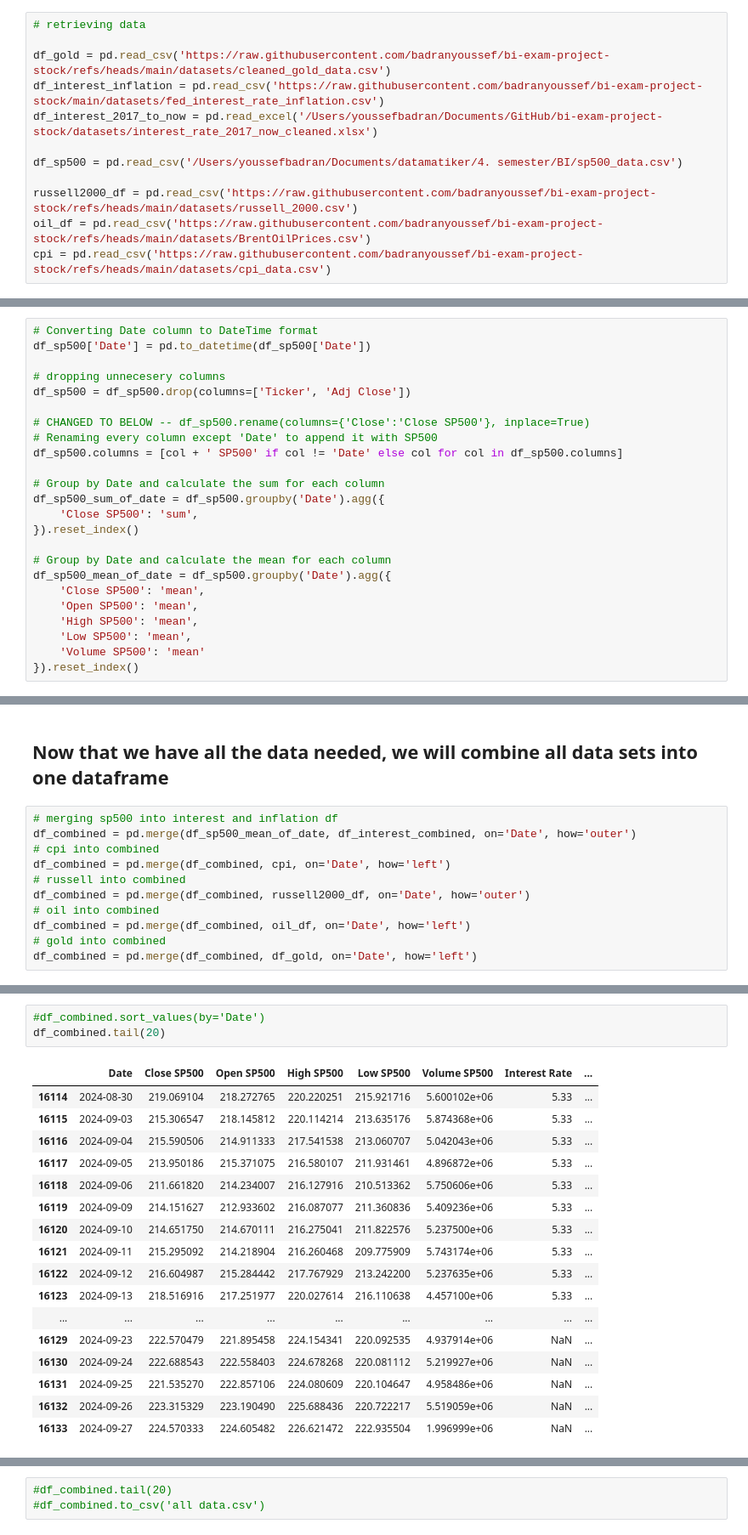
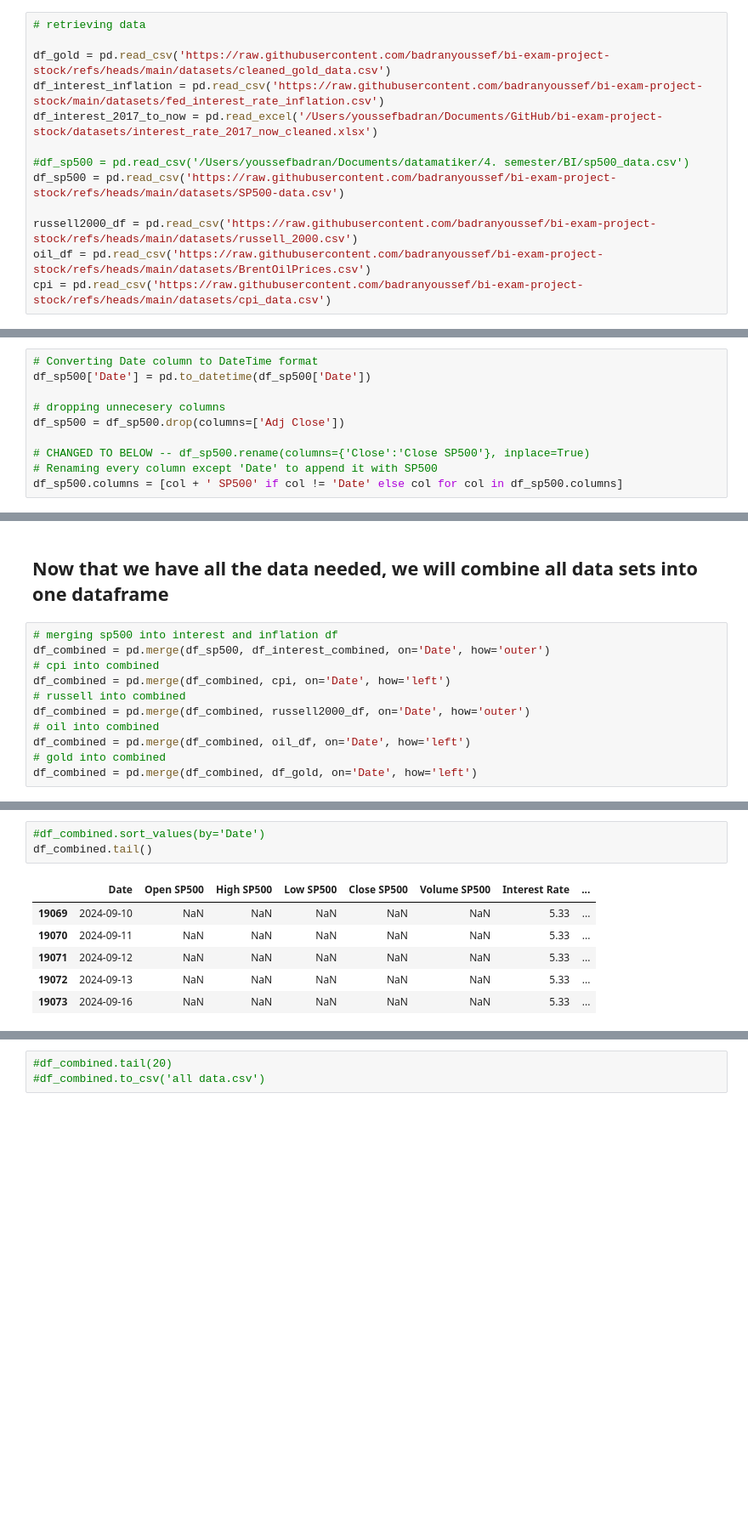
Before and after one commit to badranyoussef/bi-exam-project-stock, a Jupyter notebook: notebooks/data_collect_clean.ipynb, the cells around one changed output, grey strips where cells are left out. Shown at 85% size. Drawn from its saved outputs; the diff is of its cells as text; blank space fills up the shorter version.

```diff
--- a/notebooks/data_collect_clean.ipynb
+++ b/notebooks/data_collect_clean.ipynb
@@ -31,7 +31,8 @@ df_gold = pd.read_csv('https://raw.githubusercontent.com/badranyoussef/bi-exam-p
 df_interest_inflation = pd.read_csv('https://raw.githubusercontent.com/badranyoussef/bi-exam-project-stock/main/datasets/fed_interest_rate_inflation.csv')
 df_interest_2017_to_now = pd.read_excel('/Users/youssefbadran/Documents/GitHub/bi-exam-project-stock/datasets/interest_rate_2017_now_cleaned.xlsx')
 
-df_sp500 = pd.read_csv('/Users/youssefbadran/Documents/datamatiker/4. semester/BI/sp500_data.csv')
+#df_sp500 = pd.read_csv('/Users/youssefbadran/Documents/datamatiker/4. semester/BI/sp500_data.csv')
+df_sp500 = pd.read_csv('https://raw.githubusercontent.com/badranyoussef/bi-exam-project-stock/refs/heads/main/datasets/SP500-data.csv')
 
 russell2000_df = pd.read_csv('https://raw.githubusercontent.com/badranyoussef/bi-exam-project-stock/refs/heads/main/datasets/russell_2000.csv')
 oil_df = pd.read_csv('https://raw.githubusercontent.com/badranyoussef/bi-exam-project-stock/refs/heads/main/datasets/BrentOilPrices.csv')
@@ -69,22 +69,8 @@ memory usage: 258.6+ MB
 df_sp500['Date'] = pd.to_datetime(df_sp500['Date'])
 
 # dropping unnecesery columns
-df_sp500 = df_sp500.drop(columns=['Ticker', 'Adj Close'])
+df_sp500 = df_sp500.drop(columns=['Adj Close'])
 
 # CHANGED TO BELOW -- df_sp500.rename(columns={'Close':'Close SP500'}, inplace=True)
 # Renaming every column except 'Date' to append it with SP500
 df_sp500.columns = [col + ' SP500' if col != 'Date' else col for col in df_sp500.columns]
-
-# Group by Date and calculate the sum for each column
-df_sp500_sum_of_date = df_sp500.groupby('Date').agg({
-    'Close SP500': 'sum',
-}).reset_index()
-
-# Group by Date and calculate the mean for each column
-df_sp500_mean_of_date = df_sp500.groupby('Date').agg({
-    'Close SP500': 'mean',
-    'Open SP500': 'mean',
-    'High SP500': 'mean',
-    'Low SP500': 'mean',
-    'Volume SP500': 'mean'
-}).reset_index()
@@ -303,7 +321,7 @@ memory usage: 11.9 KB
 ## Now that we have all the data needed, we will combine all data sets into one dataframe
 # %%
 # merging sp500 into interest and inflation df
-df_combined = pd.merge(df_sp500_mean_of_date, df_interest_combined, on='Date', how='outer')
+df_combined = pd.merge(df_sp500, df_interest_combined, on='Date', how='outer')
 # cpi into combined
 df_combined = pd.merge(df_combined, cpi, on='Date', how='left')
 # russell into combined
@@ -335,21 +353,10 @@ memory usage: 2.6 MB
 # %%
 #df_combined.sort_values(by='Date')
-df_combined.tail(20)
+df_combined.tail()
 # %% [output]
-|  | Date | Close SP500 | Open SP500 | High SP500 | Low SP500 | Volume SP500 | Interest Rate | ... |
-| 16114 | 2024-08-30 | 219.069104 | 218.272765 | 220.220251 | 215.921716 | 5.600102e+06 | 5.33 | ... |
-| 16115 | 2024-09-03 | 215.306547 | 218.145812 | 220.114214 | 213.635176 | 5.874368e+06 | 5.33 | ... |
-| 16116 | 2024-09-04 | 215.590506 | 214.911333 | 217.541538 | 213.060707 | 5.042043e+06 | 5.33 | ... |
-| 16117 | 2024-09-05 | 213.950186 | 215.371075 | 216.580107 | 211.931461 | 4.896872e+06 | 5.33 | ... |
-| 16118 | 2024-09-06 | 211.661820 | 214.234007 | 216.127916 | 210.513362 | 5.750606e+06 | 5.33 | ... |
-| 16119 | 2024-09-09 | 214.151627 | 212.933602 | 216.087077 | 211.360836 | 5.409236e+06 | 5.33 | ... |
-| 16120 | 2024-09-10 | 214.651750 | 214.670111 | 216.275041 | 211.822576 | 5.237500e+06 | 5.33 | ... |
-| 16121 | 2024-09-11 | 215.295092 | 214.218904 | 216.260468 | 209.775909 | 5.743174e+06 | 5.33 | ... |
-| 16122 | 2024-09-12 | 216.604987 | 215.284442 | 217.767929 | 213.242200 | 5.237635e+06 | 5.33 | ... |
-| 16123 | 2024-09-13 | 218.516916 | 217.251977 | 220.027614 | 216.110638 | 4.457100e+06 | 5.33 | ... |
-| ... | ... | ... | ... | ... | ... | ... | ... | ... |
-| 16129 | 2024-09-23 | 222.570479 | 221.895458 | 224.154341 | 220.092535 | 4.937914e+06 | NaN | ... |
-| 16130 | 2024-09-24 | 222.688543 | 222.558403 | 224.678268 | 220.081112 | 5.219927e+06 | NaN | ... |
-| 16131 | 2024-09-25 | 221.535270 | 222.857106 | 224.080609 | 220.104647 | 4.958486e+06 | NaN | ... |
-| 16132 | 2024-09-26 | 223.315329 | 223.190490 | 225.688436 | 220.722217 | 5.519059e+06 | NaN | ... |
-| 16133 | 2024-09-27 | 224.570333 | 224.605482 | 226.621472 | 222.935504 | 1.996999e+06 | NaN | ... |
+|  | Date | Open SP500 | High SP500 | Low SP500 | Close SP500 | Volume SP500 | Interest Rate | ... |
+| 19069 | 2024-09-10 | NaN | NaN | NaN | NaN | NaN | 5.33 | ... |
+| 19070 | 2024-09-11 | NaN | NaN | NaN | NaN | NaN | 5.33 | ... |
+| 19071 | 2024-09-12 | NaN | NaN | NaN | NaN | NaN | 5.33 | ... |
+| 19072 | 2024-09-13 | NaN | NaN | NaN | NaN | NaN | 5.33 | ... |
+| 19073 | 2024-09-16 | NaN | NaN | NaN | NaN | NaN | 5.33 | ... |
```
Also changed, not shown: parts of 24 cells of this notebook.
